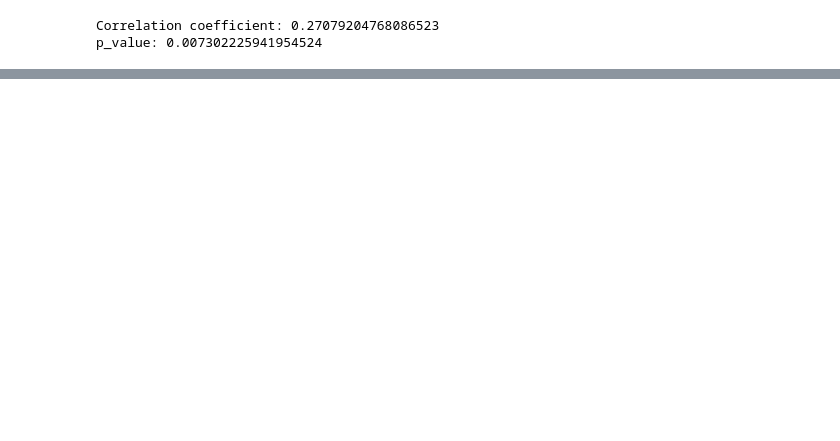
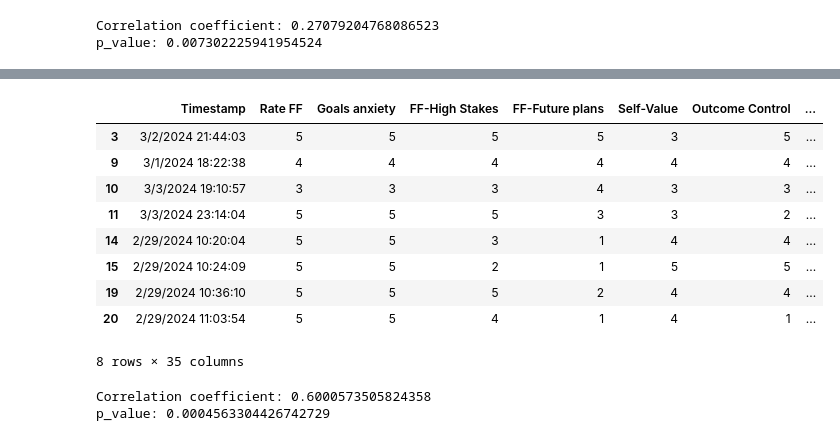
Before and after one commit to SamShebin/cogs-164, a Jupyter notebook: cogs164.ipynb, the cells around one changed output, grey strips where cells are left out. Cells and saved outputs as stored; diff of their text form; code cells hidden in the pictures; blank space fills up the shorter version.

```diff
--- a/cogs164.ipynb
+++ b/cogs164.ipynb
@@ -198,0 +473,23 @@ print("p_value:", p_value)
+# %%
+filtered_values = df[df['Relationship Between Grades & Learning'] == 'grades accurately reflect learning']
+filtered_values.head(8)
+# %% [output]
+|  | Timestamp | Rate FF | Goals anxiety | FF-High Stakes | FF-Future plans | Self-Value | Outcome Control | ... |
+| 3 | 3/2/2024 21:44:03 | 5 | 5 | 5 | 5 | 3 | 5 | ... |
+| 9 | 3/1/2024 18:22:38 | 4 | 4 | 4 | 4 | 4 | 4 | ... |
+| 10 | 3/3/2024 19:10:57 | 3 | 3 | 3 | 4 | 3 | 3 | ... |
+| 11 | 3/3/2024 23:14:04 | 5 | 5 | 5 | 3 | 3 | 2 | ... |
+| 14 | 2/29/2024 10:20:04 | 5 | 5 | 3 | 1 | 4 | 4 | ... |
+| 15 | 2/29/2024 10:24:09 | 5 | 5 | 2 | 1 | 5 | 5 | ... |
+| 19 | 2/29/2024 10:36:10 | 5 | 5 | 5 | 2 | 4 | 4 | ... |
+| 20 | 2/29/2024 11:03:54 | 5 | 5 | 4 | 1 | 4 | 1 | ... |
+8 rows × 35 columns
+# %%
+correlation_coefficient, p_value = pearsonr(filtered_values['FoF Total'],filtered_values['Mot Total'] )
+
+# Print the correlation coefficient
+print("Correlation coefficient:", correlation_coefficient)
+print("p_value:", p_value)
+# %% [output]
+Correlation coefficient: 0.6000573505824358
+p_value: 0.0004563304426742729
```
Also changed, not shown: parts of 18 cells of this notebook.
